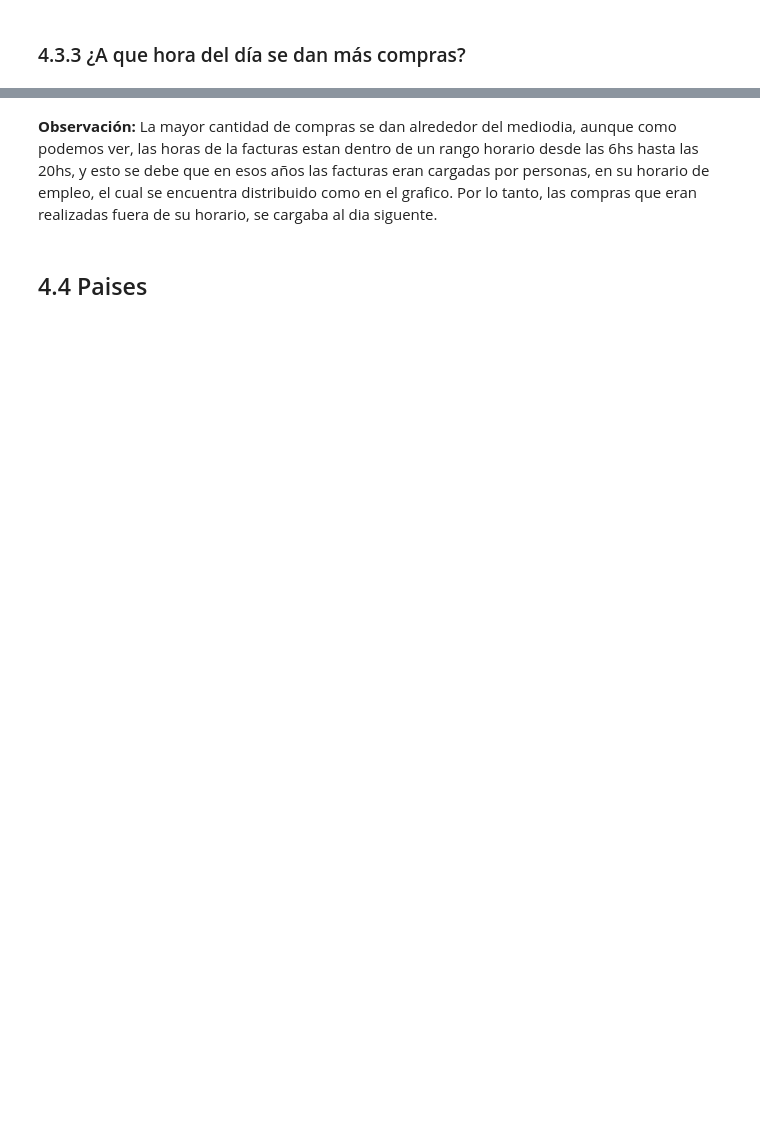
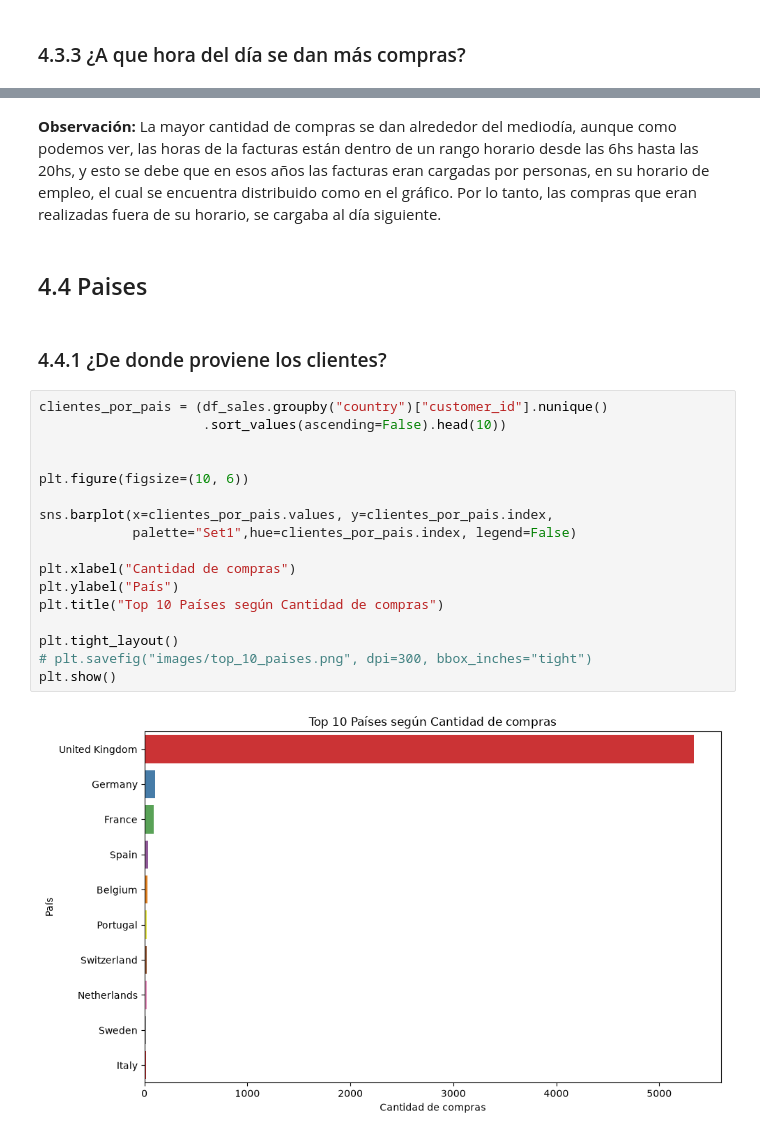
Before and after one commit to AgusPluda/online-retail-analysis, a Jupyter notebook: online_retail_analysis.ipynb, the cells around one changed output, grey strips where cells are left out. Cells and saved outputs as stored; diff of their text form; blank space fills up the shorter version.

```diff
--- a/online_retail_analysis.ipynb
+++ b/online_retail_analysis.ipynb
@@ -757,6 +758,27 @@ plt.show()
 # %% [output]
 [figure]
 # %% [markdown]
-**Observación:** La mayor cantidad de compras se dan alrededor del mediodia, aunque como podemos ver, las horas de la facturas estan dentro de un rango horario desde las 6hs hasta las 20hs, y esto se debe que en esos años las facturas eran cargadas por personas, en su horario de empleo, el cual se encuentra distribuido como en el grafico. Por lo tanto, las compras que eran realizadas fuera de su horario, se cargaba al dia siguente.
+**Observación:** La mayor cantidad de compras se dan alrededor del mediodía, aunque como podemos ver, las horas de la facturas están dentro de un rango horario desde las 6hs hasta las 20hs, y esto se debe que en esos años las facturas eran cargadas por personas, en su horario de empleo, el cual se encuentra distribuido como en el gráfico. Por lo tanto, las compras que eran realizadas fuera de su horario, se cargaba al día siguiente.
 # %% [markdown]
 ## 4.4 Paises
+# %% [markdown]
+### 4.4.1 ¿De donde proviene los clientes?
+# %%
+clientes_por_pais = (df_sales.groupby("country")["customer_id"].nunique()
+                     .sort_values(ascending=False).head(10))
+
+
+plt.figure(figsize=(10, 6))
+
+sns.barplot(x=clientes_por_pais.values, y=clientes_por_pais.index,
+            palette="Set1",hue=clientes_por_pais.index, legend=False)
+
+plt.xlabel("Cantidad de compras")
+plt.ylabel("País")
+plt.title("Top 10 Países según Cantidad de compras")
+
+plt.tight_layout()
+# plt.savefig("images/top_10_paises.png", dpi=300, bbox_inches="tight")
+plt.show()
+# %% [output]
+[figure, added]
```
Also changed, not shown: parts of 53 cells of this notebook.
